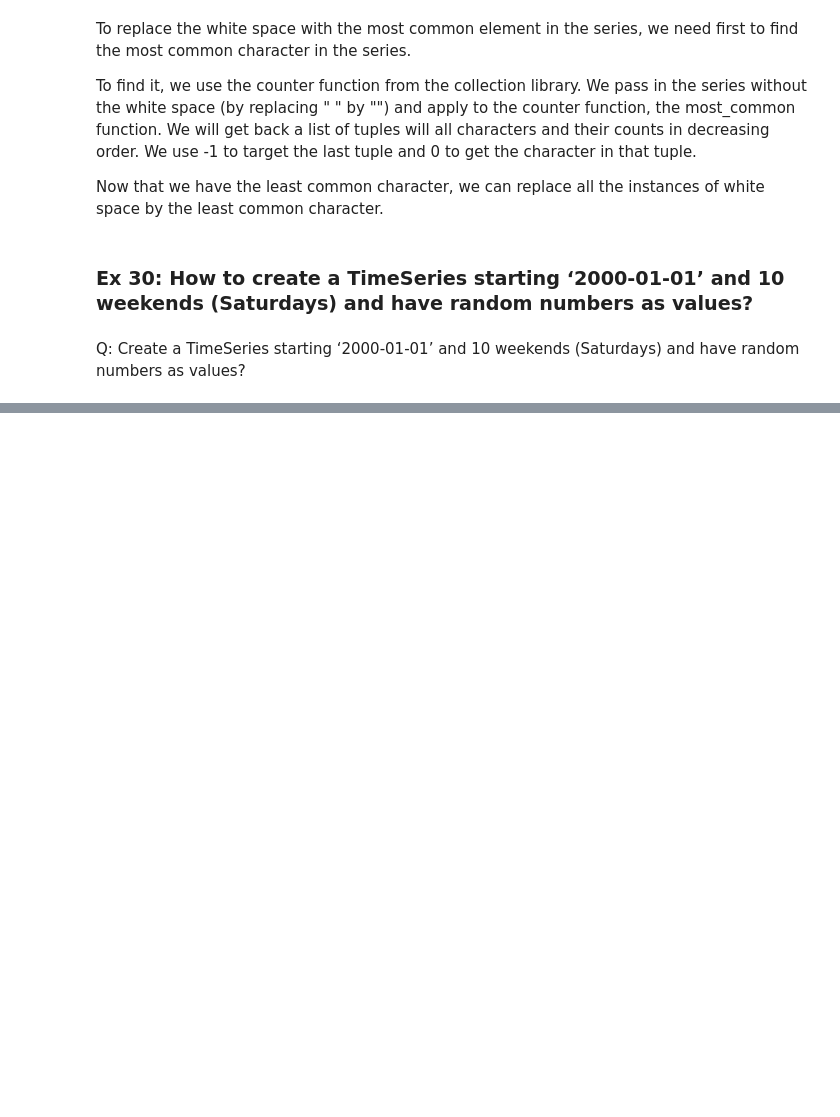
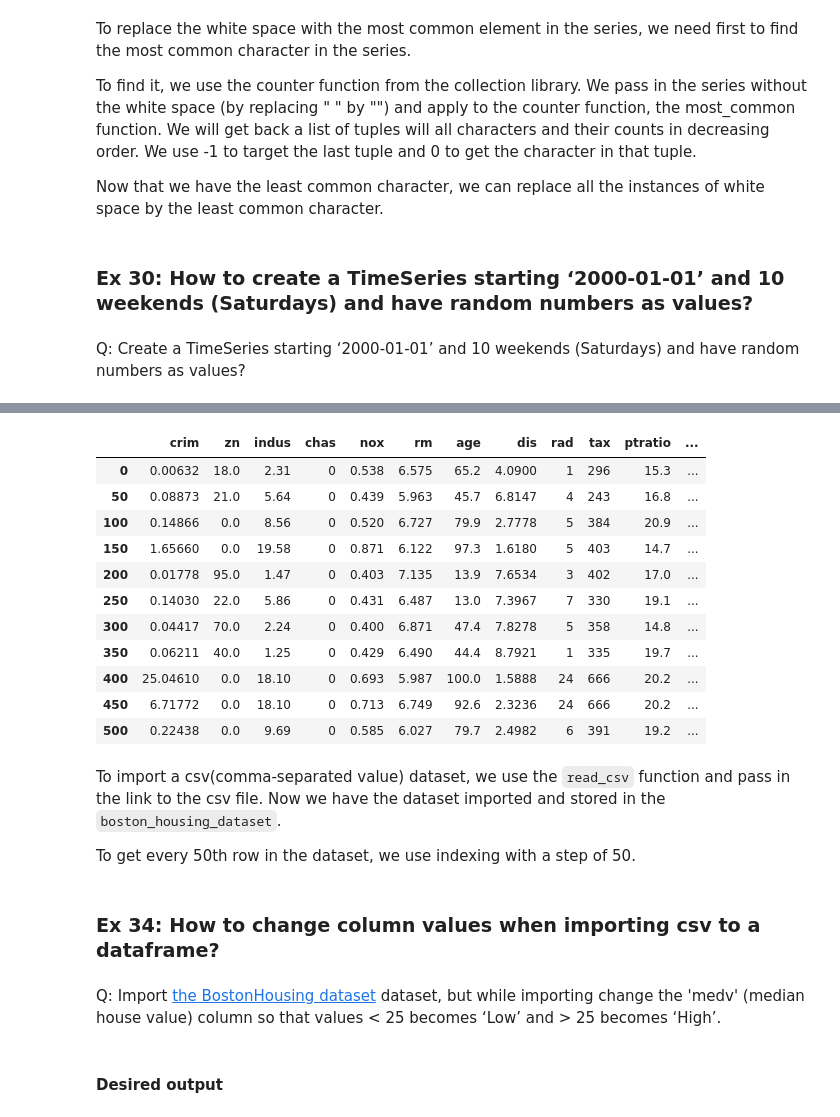
Before and after one commit to semasuka/blog, a Jupyter notebook: ipynb/Pandas Exercise Part 2.ipynb, the cells around one changed output, grey strips where cells are left out. Drawn from its saved outputs; the diff is of its cells as text; code cells hidden in the pictures; blank space fills up the shorter version.

````diff
--- a/ipynb/Pandas Exercise Part 2.ipynb
+++ b/ipynb/Pandas Exercise Part 2.ipynb
@@ -197,0 +293,2 @@ Freq: W-SAT, dtype: int64
+# %%
+boston_housing_dataset = pd.read_csv("https://raw.githubusercontent.com/selva86/datasets/master/BostonHousing.csv")
@@ -197,0 +304,25 @@ Freq: W-SAT, dtype: int64
+# %%
+boston_housing_dataset[::50]
+# %% [output]
+|  | crim | zn | indus | chas | nox | rm | age | dis | rad | tax | ptratio | ... |
+| 0 | 0.00632 | 18.0 | 2.31 | 0 | 0.538 | 6.575 | 65.2 | 4.0900 | 1 | 296 | 15.3 | ... |
+| 50 | 0.08873 | 21.0 | 5.64 | 0 | 0.439 | 5.963 | 45.7 | 6.8147 | 4 | 243 | 16.8 | ... |
+| 100 | 0.14866 | 0.0 | 8.56 | 0 | 0.520 | 6.727 | 79.9 | 2.7778 | 5 | 384 | 20.9 | ... |
+| 150 | 1.65660 | 0.0 | 19.58 | 0 | 0.871 | 6.122 | 97.3 | 1.6180 | 5 | 403 | 14.7 | ... |
+| 200 | 0.01778 | 95.0 | 1.47 | 0 | 0.403 | 7.135 | 13.9 | 7.6534 | 3 | 402 | 17.0 | ... |
+| 250 | 0.14030 | 22.0 | 5.86 | 0 | 0.431 | 6.487 | 13.0 | 7.3967 | 7 | 330 | 19.1 | ... |
+| 300 | 0.04417 | 70.0 | 2.24 | 0 | 0.400 | 6.871 | 47.4 | 7.8278 | 5 | 358 | 14.8 | ... |
+| 350 | 0.06211 | 40.0 | 1.25 | 0 | 0.429 | 6.490 | 44.4 | 8.7921 | 1 | 335 | 19.7 | ... |
+| 400 | 25.04610 | 0.0 | 18.10 | 0 | 0.693 | 5.987 | 100.0 | 1.5888 | 24 | 666 | 20.2 | ... |
+| 450 | 6.71772 | 0.0 | 18.10 | 0 | 0.713 | 6.749 | 92.6 | 2.3236 | 24 | 666 | 20.2 | ... |
+| 500 | 0.22438 | 0.0 | 9.69 | 0 | 0.585 | 6.027 | 79.7 | 2.4982 | 6 | 391 | 19.2 | ... |
+# %% [markdown]
+To import a csv(comma-separated value) dataset, we use the ```read_csv``` function and pass in the link to the csv file. Now we have the dataset imported and stored in the ```boston_housing_dataset```.
+
+To get every 50th row in the dataset, we use indexing with a step of 50.
+# %% [markdown]
+### Ex 34: How to change column values when importing csv to a dataframe?
+# %% [markdown]
+Q: Import [the  BostonHousing dataset]("https://raw.githubusercontent.com/selva86/datasets/master/BostonHousing.csv") dataset, but while importing change the 'medv' (median house value) column so that values < 25 becomes ‘Low’ and > 25 becomes ‘High’.
+# %% [markdown]
+#### Desired output
````
Also changed, not shown: parts of 250 cells of this notebook, 25 other files.
